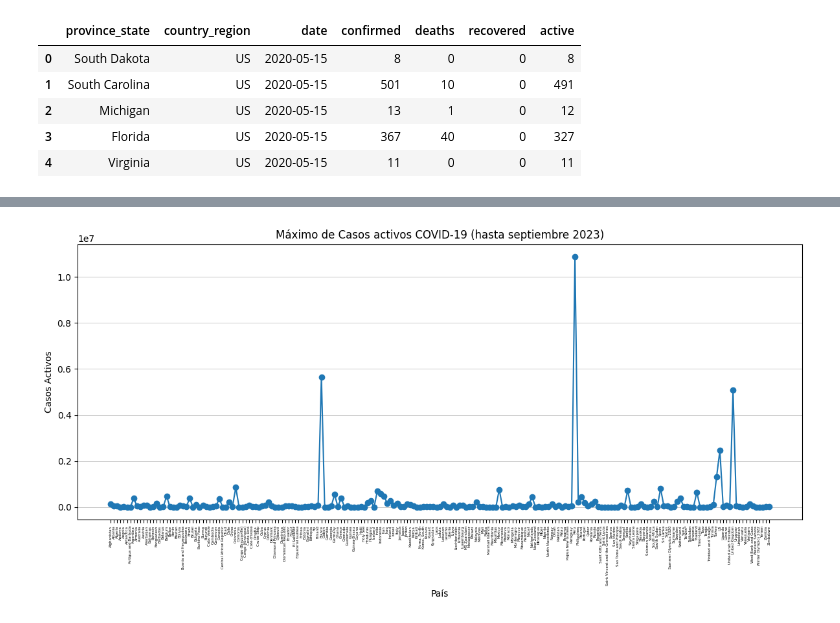
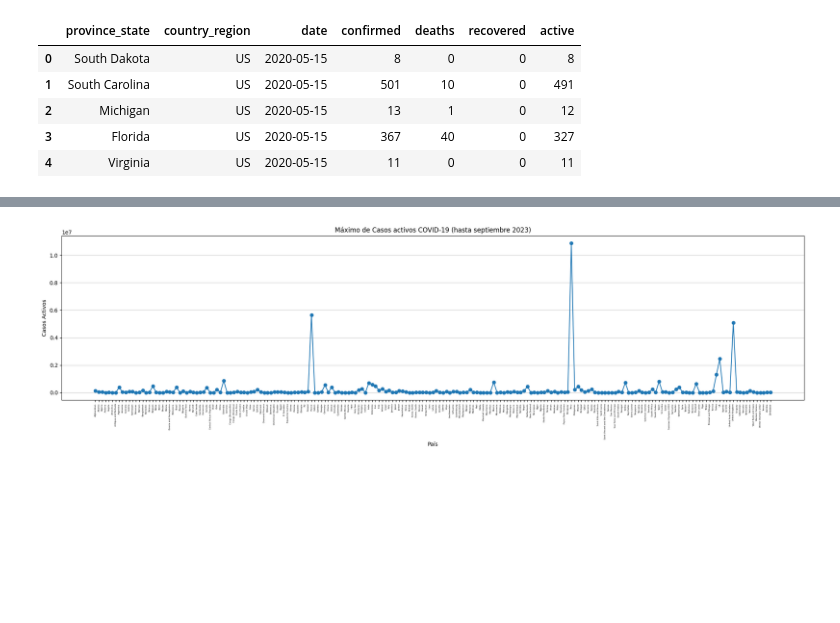
Before and after one commit to NicolasFredes/Prueba_1-main, a Jupyter notebook: Untitled-1.ipynb, the cells around one changed output, grey strips where cells are left out. Cells and saved outputs as stored; diff of their text form; code cells hidden in the pictures; blank space fills up the shorter version.

```diff
--- a/Untitled-1.ipynb
+++ b/Untitled-1.ipynb
@@ -166,14 +169,14 @@ rows = rows.dropna()
 paises = rows['country_region'].tolist()
 activos = rows['max_active'].tolist()
 # %%
-plt.figure(figsize=(12, 6))
+plt.figure(figsize=(20, 6))
 plt.plot(paises, activos, marker='o', linestyle='-')
 plt.title('Máximo de Casos activos COVID-19 (hasta septiembre 2023)')
 plt.xlabel('País')
 plt.ylabel('Casos Activos')
 plt.xticks(rotation=90, fontsize=4)
 plt.grid(True, axis='y', linestyle='-', linewidth=0.5)
 plt.tight_layout()
 plt.show()
 # %% [output]
-[figure, old version]
+[figure, new version]
```
Also changed, not shown: parts of 8 cells of this notebook.
